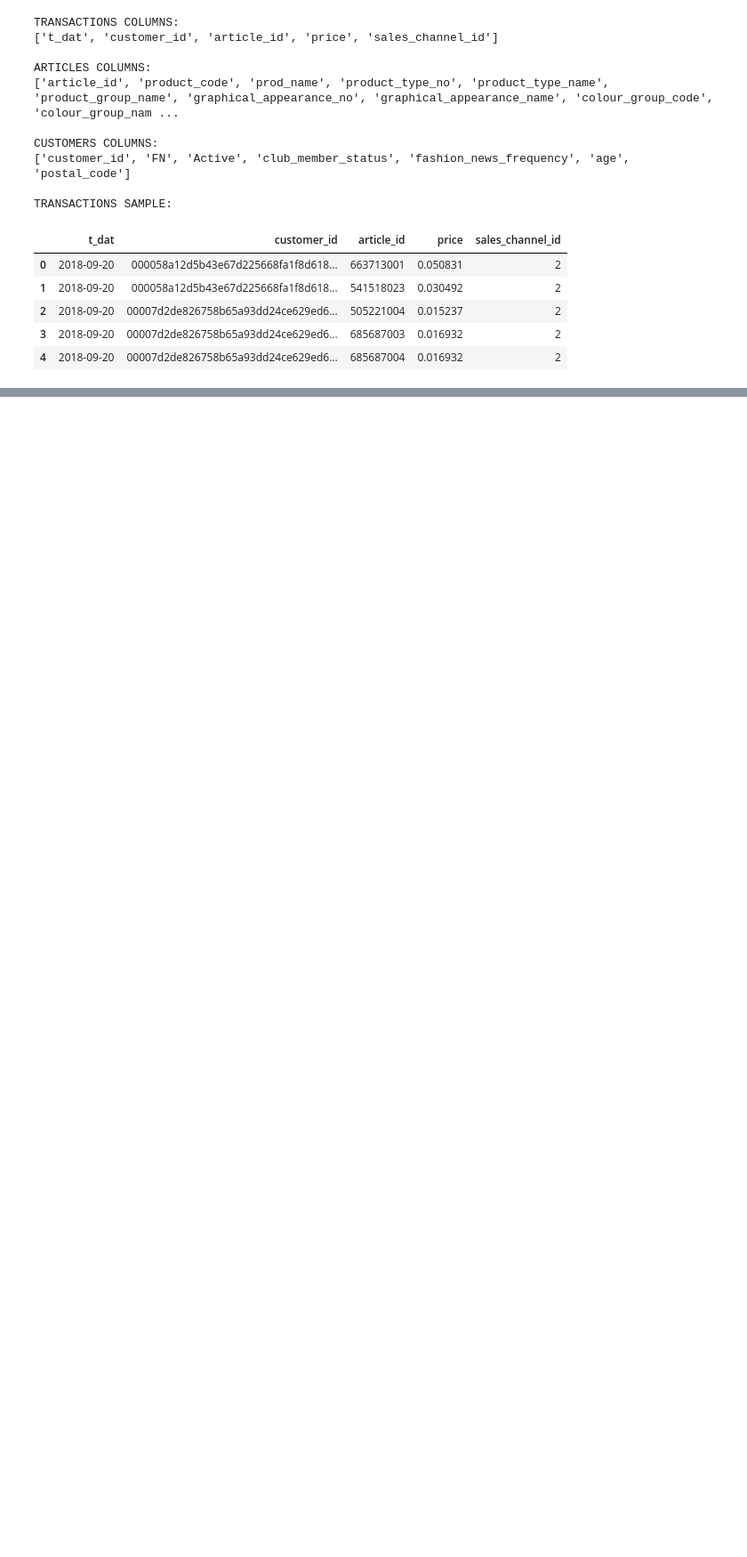
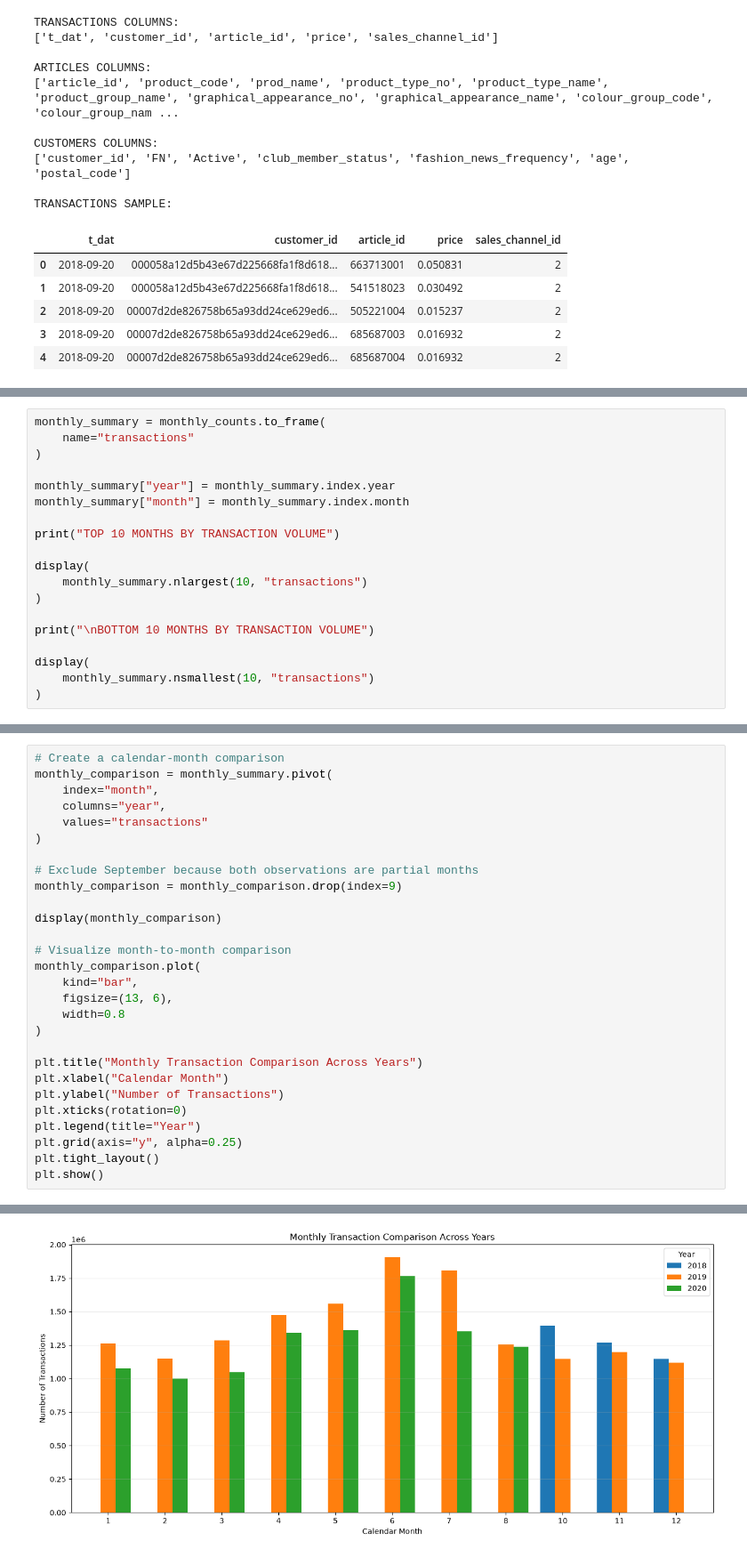
Before and after one commit to SandaruNipuna1/hm-recommendation-engine, a Jupyter notebook: notebooks/01_exploratory_data_analysis.ipynb, the cells around one changed output, grey strips where cells are left out. Shown at 89% size. Saved outputs shown, nothing was run; the diff lists cells and outputs as text; blank space fills up the shorter version.

```diff
--- a/notebooks/01_exploratory_data_analysis.ipynb
+++ b/notebooks/01_exploratory_data_analysis.ipynb
@@ -86,0 +464,19 @@ CUSTOMER DATA SAMPLE:
+# %%
+monthly_summary = monthly_counts.to_frame(
+    name="transactions"
+)
+
+monthly_summary["year"] = monthly_summary.index.year
+monthly_summary["month"] = monthly_summary.index.month
+
+print("TOP 10 MONTHS BY TRANSACTION VOLUME")
+
+display(
+    monthly_summary.nlargest(10, "transactions")
+)
+
+print("\nBOTTOM 10 MONTHS BY TRANSACTION VOLUME")
+
+display(
+    monthly_summary.nsmallest(10, "transactions")
+)
@@ -86,0 +508,29 @@ CUSTOMER DATA SAMPLE:
+# %%
+# Create a calendar-month comparison
+monthly_comparison = monthly_summary.pivot(
+    index="month",
+    columns="year",
+    values="transactions"
+)
+
+# Exclude September because both observations are partial months
+monthly_comparison = monthly_comparison.drop(index=9)
+
+display(monthly_comparison)
+
+# Visualize month-to-month comparison
+monthly_comparison.plot(
+    kind="bar",
+    figsize=(13, 6),
+    width=0.8
+)
+
+plt.title("Monthly Transaction Comparison Across Years")
+plt.xlabel("Calendar Month")
+plt.ylabel("Number of Transactions")
+plt.xticks(rotation=0)
+plt.legend(title="Year")
+plt.grid(axis="y", alpha=0.25)
+plt.tight_layout()
+plt.show()
+# %% [output]
@@ -86,0 +550 @@ CUSTOMER DATA SAMPLE:
+[figure, added]
```
Also changed, not shown: parts of 25 cells of this notebook.
